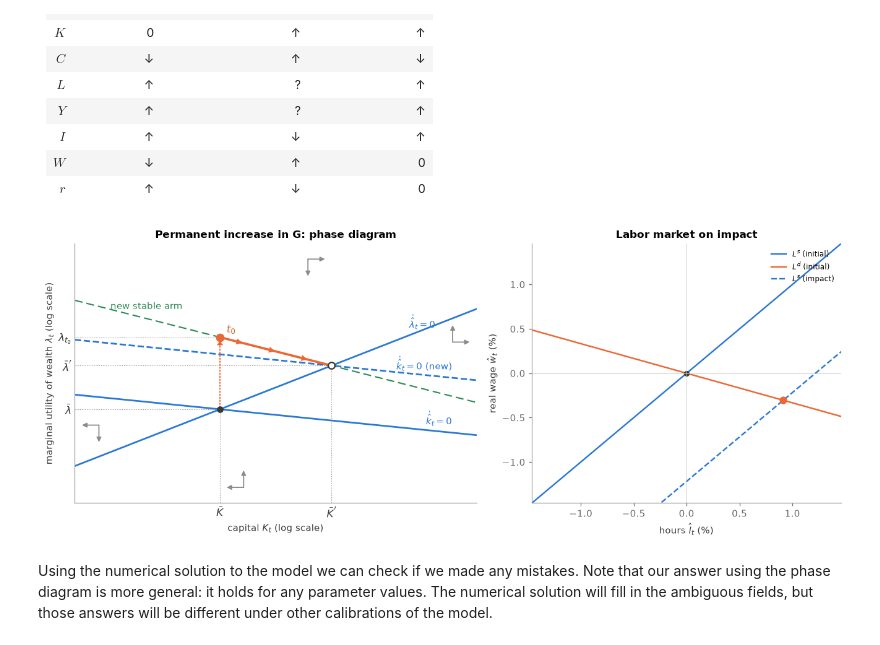
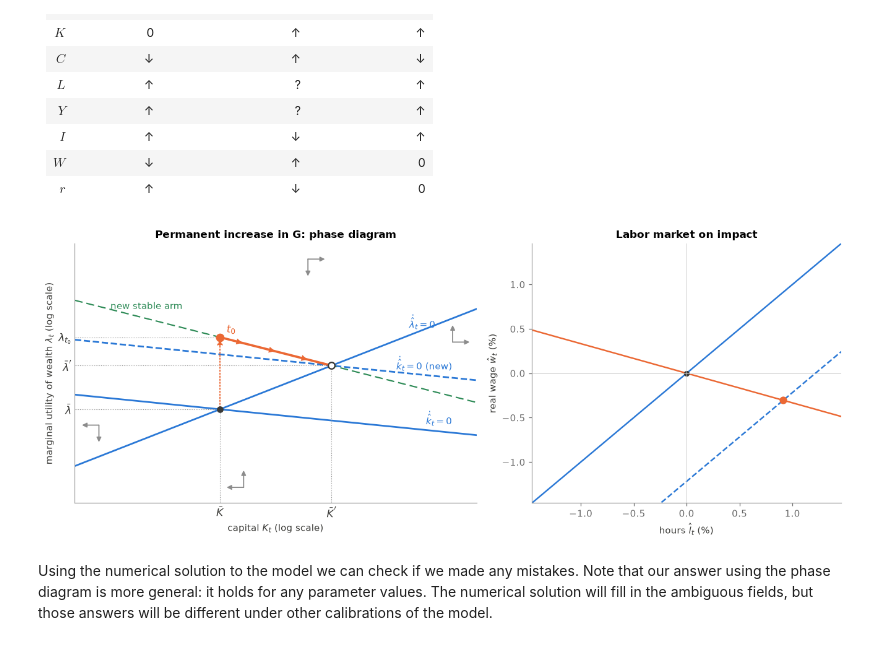
Before and after one commit to johanneswieland/RBC, a Jupyter notebook: lectures/03_comparative_statics.ipynb, the cells around one changed output. Drawn from its saved outputs; the diff is of its cells as text; code cells hidden in the pictures.

```diff
--- a/lectures/03_comparative_statics.ipynb
+++ b/lectures/03_comparative_statics.ipynb
@@ -223,6 +223,7 @@ $$
 
 This locus is **upward sloping** because $(1-\alpha)\left(\frac{\alpha}{1/\eta+\alpha} - 1\right) < 0$: $1 - \alpha > 0$ and $\frac{\alpha}{1/\eta+\alpha} < 1$. (Without technology shocks it simplifies to $\hat\lambda_t = \hat k_t/\eta$.) On this locus, consumption and hours are such that the real interest rate and the MPK equal their steady-state values. By the Euler equation (EE), $\dot C_t/C_t = r_t - \rho$, so consumption and marginal utility are constant only if $r_t = MPK_t - \delta = \rho$. The locus slopes up because a higher capital stock lowers the MPK, while a higher marginal utility raises labor supply and thus the MPK. On the locus the two forces exactly balance.
 # %%
+p = rbc.Params(sg=0.2)          # Lecture 2 calibration plus government spending, G/Y = 0.2
 A, B = rbc.linear_system(p)
 ss = rbc.steady_state(p)
 YK, CK, a, eta = ss["Y"] / ss["K"], ss["C"] / ss["K"], p.alpha, p.eta
@@ -302,14 +303,14 @@ Finally, we sign the interest rate using the factor price frontier (FPF). With n
 # %%
 g0 = 0.01
 path = rbc.irf_step(p, g0=g0, T=25, n=1001)
 fig, axes = plt.subplots(1, 2, figsize=(12, 4.8), gridspec_kw={"width_ratios": [1.3, 1]})
 rp.phase_diagram(axes[0], p, z_new=0.0, g_new=g0, path=path, pad=3.6)
 axes[0].set_title("Permanent increase in G: phase diagram")
 rp.labor_market(axes[1], p, path, t=0.0)
-axes[1].set_title("Labor market on impact"); axes[1].legend(loc="upper right", fontsize=8)
+axes[1].set_title("Labor market on impact")
 plt.tight_layout()
 # %% [output]
-[figure, old version]
+[figure, new version]
 # %% [markdown]
 Using the numerical solution to the model we can check if we made any mistakes. Note that our answer using the phase diagram is more general: it holds for any parameter values. The numerical solution will fill in the ambiguous fields, but those answers will be different under other calibrations of the model.
 # %%
```
Also changed, not shown: parts of 3 cells of this notebook, 1 other file.
